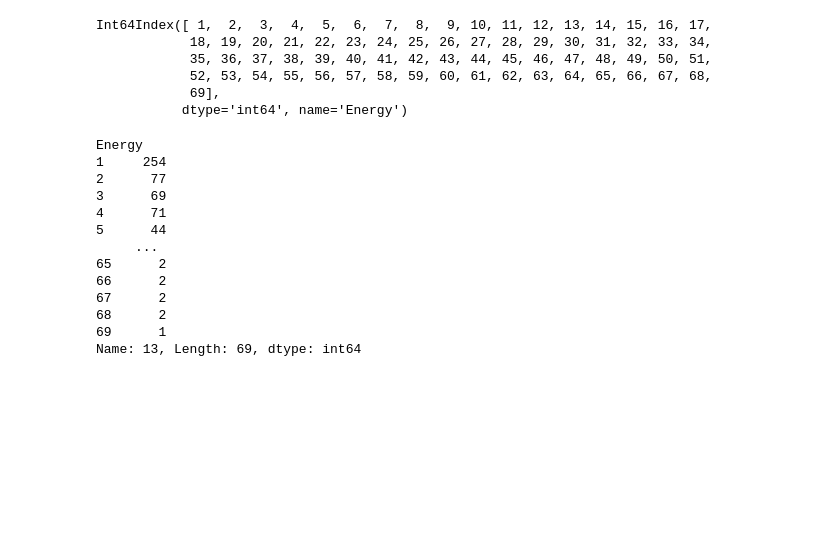
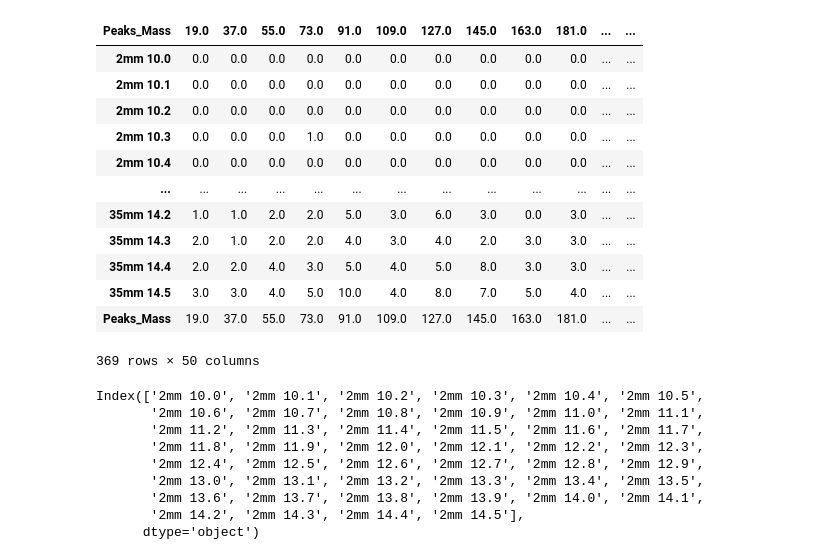
Before and after one commit to gishan12/mass_spec, a Jupyter notebook: Clusters.ipynb, the cells around one changed output. Saved outputs shown, nothing was run; the diff lists cells and outputs as text; code cells hidden in the pictures; blank space fills up the shorter version.

```diff
--- a/Clusters.ipynb
+++ b/Clusters.ipynb
@@ -47,0 +115,18 @@ new_df =clusterise(df)
+# %%
+transposed_cluster = dataframe.T
+transposed_cluster.columns = dataframe['Peaks_Mass']
+transposed_cluster
+# %% [output]
+| Peaks_Mass | 19.0 | 37.0 | 55.0 | 73.0 | 91.0 | 109.0 | 127.0 | 145.0 | 163.0 | 181.0 | ... | ... |
+| 2mm 10.0 | 0.0 | 0.0 | 0.0 | 0.0 | 0.0 | 0.0 | 0.0 | 0.0 | 0.0 | 0.0 | ... | ... |
+| 2mm 10.1 | 0.0 | 0.0 | 0.0 | 0.0 | 0.0 | 0.0 | 0.0 | 0.0 | 0.0 | 0.0 | ... | ... |
+| 2mm 10.2 | 0.0 | 0.0 | 0.0 | 0.0 | 0.0 | 0.0 | 0.0 | 0.0 | 0.0 | 0.0 | ... | ... |
+| 2mm 10.3 | 0.0 | 0.0 | 0.0 | 1.0 | 0.0 | 0.0 | 0.0 | 0.0 | 0.0 | 0.0 | ... | ... |
+| 2mm 10.4 | 0.0 | 0.0 | 0.0 | 0.0 | 0.0 | 0.0 | 0.0 | 0.0 | 0.0 | 0.0 | ... | ... |
+| ... | ... | ... | ... | ... | ... | ... | ... | ... | ... | ... | ... | ... |
+| 35mm 14.2 | 1.0 | 1.0 | 2.0 | 2.0 | 5.0 | 3.0 | 6.0 | 3.0 | 0.0 | 3.0 | ... | ... |
+| 35mm 14.3 | 2.0 | 1.0 | 2.0 | 2.0 | 4.0 | 3.0 | 4.0 | 2.0 | 3.0 | 3.0 | ... | ... |
+| 35mm 14.4 | 2.0 | 2.0 | 4.0 | 3.0 | 5.0 | 4.0 | 5.0 | 8.0 | 3.0 | 3.0 | ... | ... |
+| 35mm 14.5 | 3.0 | 3.0 | 4.0 | 5.0 | 10.0 | 4.0 | 8.0 | 7.0 | 5.0 | 4.0 | ... | ... |
+| Peaks_Mass | 19.0 | 37.0 | 55.0 | 73.0 | 91.0 | 109.0 | 127.0 | 145.0 | 163.0 | 181.0 | ... | ... |
+369 rows × 50 columns
@@ -48,25 +140,12 @@ new_df =clusterise(df)
 # %%
-new_df.index
+transposed_cluster.index
 # %% [output]
-Int64Index([ 1,  2,  3,  4,  5,  6,  7,  8,  9, 10, 11, 12, 13, 14, 15, 16, 17,
-            18, 19, 20, 21, 22, 23, 24, 25, 26, 27, 28, 29, 30, 31, 32, 33, 34,
-            35, 36, 37, 38, 39, 40, 41, 42, 43, 44, 45, 46, 47, 48, 49, 50, 51,
-            52, 53, 54, 55, 56, 57, 58, 59, 60, 61, 62, 63, 64, 65, 66, 67, 68,
-            69],
-           dtype='int64', name='Energy')
+Index(['2mm 10.0', '2mm 10.1', '2mm 10.2', '2mm 10.3', '2mm 10.4', '2mm 10.5',
+       '2mm 10.6', '2mm 10.7', '2mm 10.8', '2mm 10.9', '2mm 11.0', '2mm 11.1',
+       '2mm 11.2', '2mm 11.3', '2mm 11.4', '2mm 11.5', '2mm 11.6', '2mm 11.7',
+       '2mm 11.8', '2mm 11.9', '2mm 12.0', '2mm 12.1', '2mm 12.2', '2mm 12.3',
+       '2mm 12.4', '2mm 12.5', '2mm 12.6', '2mm 12.7', '2mm 12.8', '2mm 12.9',
+       '2mm 13.0', '2mm 13.1', '2mm 13.2', '2mm 13.3', '2mm 13.4', '2mm 13.5',
+       '2mm 13.6', '2mm 13.7', '2mm 13.8', '2mm 13.9', '2mm 14.0', '2mm 14.1',
+       '2mm 14.2', '2mm 14.3', '2mm 14.4', '2mm 14.5'],
+      dtype='object')
-# %%
-new_df['13']
-# %% [output]
-Energy
-1     254
-2      77
-3      69
-4      71
-5      44
-     ...
-65      2
-66      2
-67      2
-68      2
-69      1
-Name: 13, Length: 69, dtype: int64
```
Also changed, not shown: parts of 29 cells of this notebook, 2 other files.
